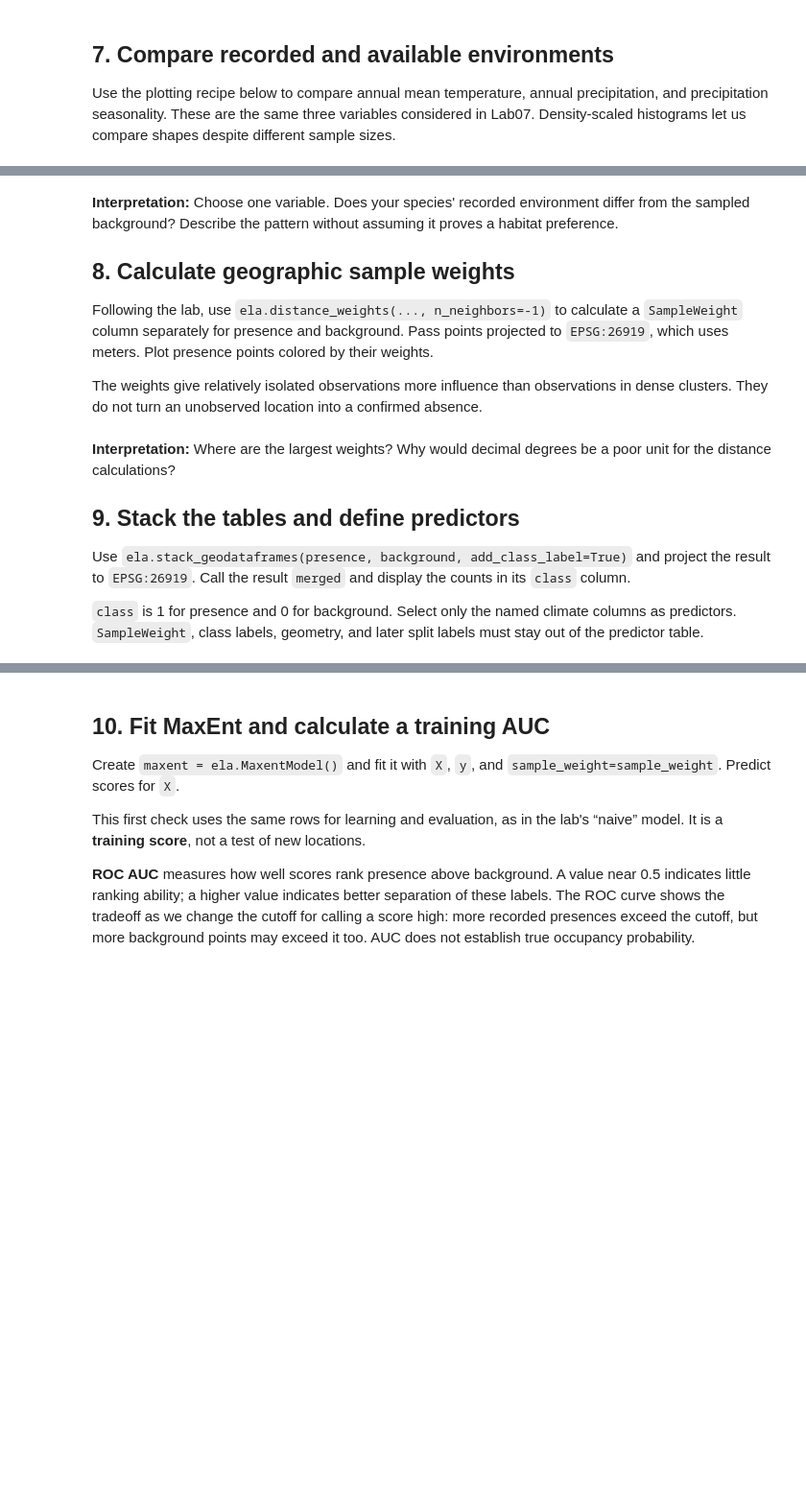
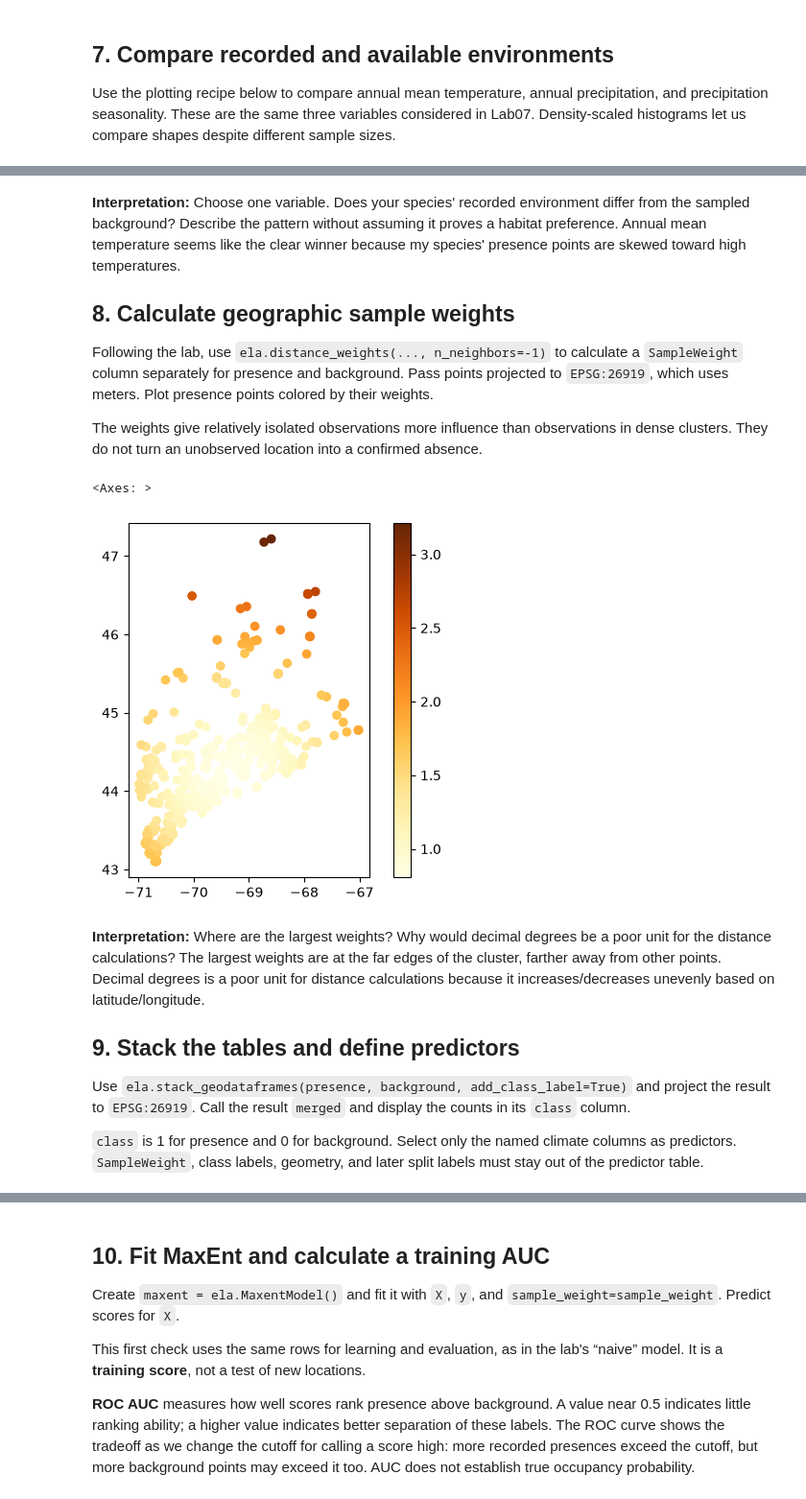
Before and after one commit to elizadstein/BIO597-SpatialBiodiversity, a Jupyter notebook: docs/assignments/Assignment-08-SDM-Software.ipynb, the cells around one changed output, grey strips where cells are left out. Shown at 96% size. Saved outputs shown, nothing was run; the diff lists cells and outputs as text; code cells hidden in the pictures; blank space fills up the shorter version.

```diff
--- a/docs/assignments/Assignment-08-SDM-Software.ipynb
+++ b/docs/assignments/Assignment-08-SDM-Software.ipynb
@@ -100,5 +169,5 @@ Choose one sample for the remaining analysis and keep it fixed. The line below u
 # %%
-background_points = pseudoabsence
+background_points = pseudoabsence_bias
 # %% [markdown]
 ## 6. Extract climate values with `ela.annotate()`
 
@@ -107,4 +176,18 @@ Annotate `species_points.geometry` and your chosen `background_points` using `ra
 Annotation means extracting raster values at point locations. `drop_na=True` removes points falling on raster NoData cells.
 # %%
 # Annotate presence and background points, following Lab08.
-# Print the usable counts and display presence.head().
+presence = ela.annotate(
+    species_points.geometry, # geometry column from geodf
+    rasters, # list of file paths to bioclim rasters
+    labels=labels, # labels we made earlier for each raster
+    drop_na=True,
+    quiet=True,
+)
+
+background = ela.annotate(
+    background_points,
+    rasters,
+    labels=labels,
+    drop_na=True,
+    quiet=True,
+)
@@ -128,5 +220,5 @@ plt.show()
 # %% [markdown]
-**Interpretation:** Choose one variable. Does your species' recorded environment differ from the sampled background? Describe the pattern without assuming it proves a habitat preference.
+**Interpretation:** Choose one variable. Does your species' recorded environment differ from the sampled background? Describe the pattern without assuming it proves a habitat preference. Annual mean temperature seems like the clear winner because my species' presence points are skewed toward high temperatures.
 
 ## 8. Calculate geographic sample weights
 
@@ -135,10 +227,16 @@ Following the lab, use `ela.distance_weights(..., n_neighbors=-1)` to calculate
 The weights give relatively isolated observations more influence than observations in dense clusters. They do not turn an unobserved location into a confirmed absence.
 # %%
 # Calculate presence["SampleWeight"] using presence.to_crs("EPSG:26919").
+presence['SampleWeight'] = ela.distance_weights(presence.to_crs('EPSG:26919'), n_neighbors=-1)
 # Calculate background["SampleWeight"] the same way.
+background['SampleWeight'] = ela.distance_weights(background.to_crs('EPSG:26919'), n_neighbors=-1)
 # Plot the presence weights with a legend.
+presence.plot(column='SampleWeight', legend=True, cmap='YlOrBr')
+# %% [output]
+<Axes: >
+[figure, added]
 # %% [markdown]
-**Interpretation:** Where are the largest weights? Why would decimal degrees be a poor unit for the distance calculations?
+**Interpretation:** Where are the largest weights? Why would decimal degrees be a poor unit for the distance calculations? The largest weights are at the far edges of the cluster, farther away from other points. Decimal degrees is a poor unit for distance calculations because it increases/decreases unevenly based on latitude/longitude.
 
 ## 9. Stack the tables and define predictors
 
```
Also changed, not shown: parts of 23 cells of this notebook, 5 other files.
